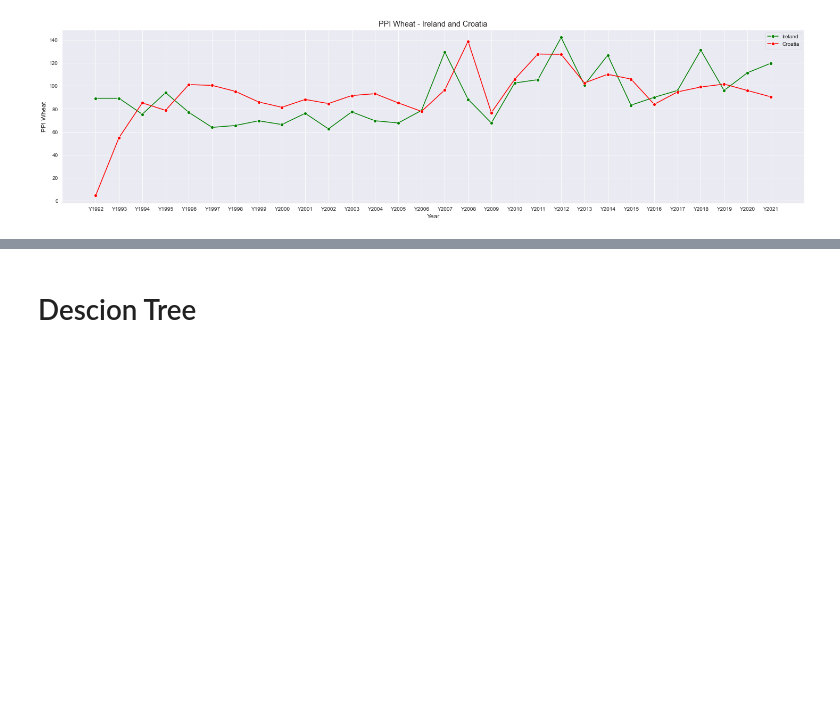
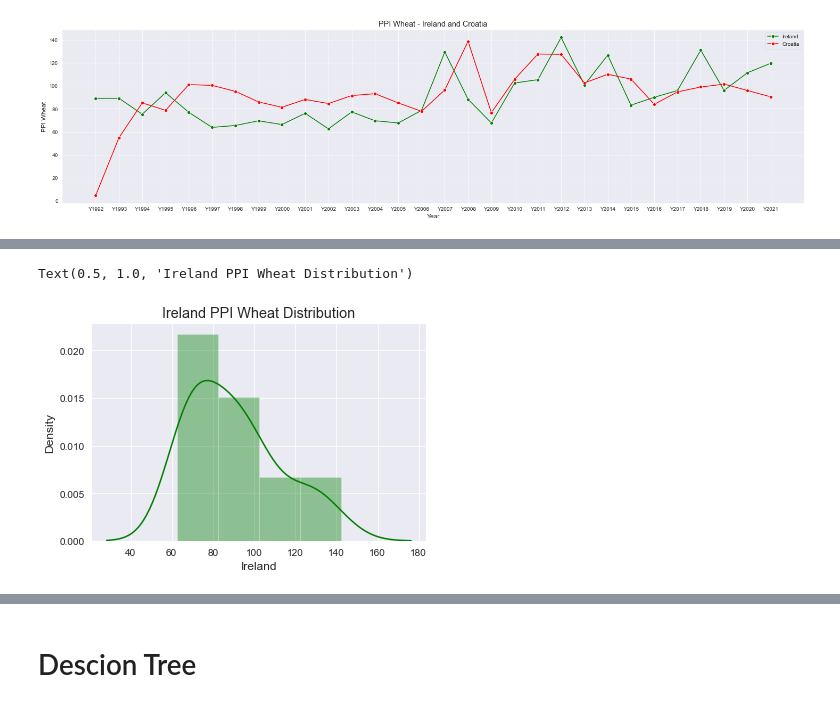
Before and after one commit to sba22218/MSc_GitHub_CA2, a Jupyter notebook: MM_Data_Explore_and_viz_postprocessed-Copy1.ipynb, the cells around one changed output, grey strips where cells are left out. Saved outputs shown, nothing was run; the diff lists cells and outputs as text; code cells hidden in the pictures; blank space fills up the shorter version.

```diff
--- a/MM_Data_Explore_and_viz_postprocessed-Copy1.ipynb
+++ b/MM_Data_Explore_and_viz_postprocessed-Copy1.ipynb
@@ -614,6 +615,3 @@ df_price_eu_ppi_wh_Ire_Cro_sm_trans.head(50)
 | Y2020 | 96.01 | 111.38 | Y2020 |
 | Y2021 | 90.51 | 119.68 | Y2021 |
 | Year | 0.00 | 1.00 | Year |
-# %%
-df_price_eu_ppi_wh_Ire_Cro_sm_trans = df_price_eu_ppi_wh_Ire_Cro_sm_trans[:-1]
-df_price_eu_ppi_wh_Ire_Cro_sm_trans.tail()
@@ -667,5 +666,5 @@ df_test.head()
 # %%
-# Plot Wheat Production
-plt.figure(figsize=(25,6))
-sns.set_style("darkgrid")
-sns.lineplot(data=df_test, x="Year", y="Value", ci=None, color="green", marker='o')
+# # Plot Wheat Production
+# plt.figure(figsize=(25,6))
+# sns.set_style("darkgrid")
+# sns.lineplot(data=df_test, x="Year", y="Value", ci=None, color="green", marker='o')
@@ -679,11 +673,11 @@ NameError: name 'df_Ire_wh_p' is not defined
 # %%
-# Plot Wheat Yeild
-plt.figure(figsize=(25,6))
-sns.set_style("darkgrid")
-sns.lineplot(data=df_Ire_wh_y, x="Year", y="Value", ci=None, color="blue", marker='o')
+# # Plot Wheat Yeild
+# plt.figure(figsize=(25,6))
+# sns.set_style("darkgrid")
+# sns.lineplot(data=df_Ire_wh_y, x="Year", y="Value", ci=None, color="blue", marker='o')
 # %%
-# Plot Wheat Area-Harvested
-plt.figure(figsize=(25,6))
-sns.set_style("darkgrid")
-sns.lineplot(data=df_Ire_wh_h, x="Year", y="Value", ci=None, color="purple", marker='o')
+# # Plot Wheat Area-Harvested
+# plt.figure(figsize=(25,6))
+# sns.set_style("darkgrid")
+# sns.lineplot(data=df_Ire_wh_h, x="Year", y="Value", ci=None, color="purple", marker='o')
 # %%
@@ -697,0 +696,7 @@ sns.distplot(df_Ire_wh_p.Value)
+# %%
+#histogram of PPI Ireland Wheat
+sns.distplot(df_price_eu_ppi_wh_Ire_Cro_sm_trans.Ireland, color = "green")
+plt.title("Ireland PPI Wheat Distribution")
+# %% [output]
+Text(0.5, 1.0, 'Ireland PPI Wheat Distribution')
+[figure, added]
```
Also changed, not shown: parts of 35 cells of this notebook, 4 other files.
